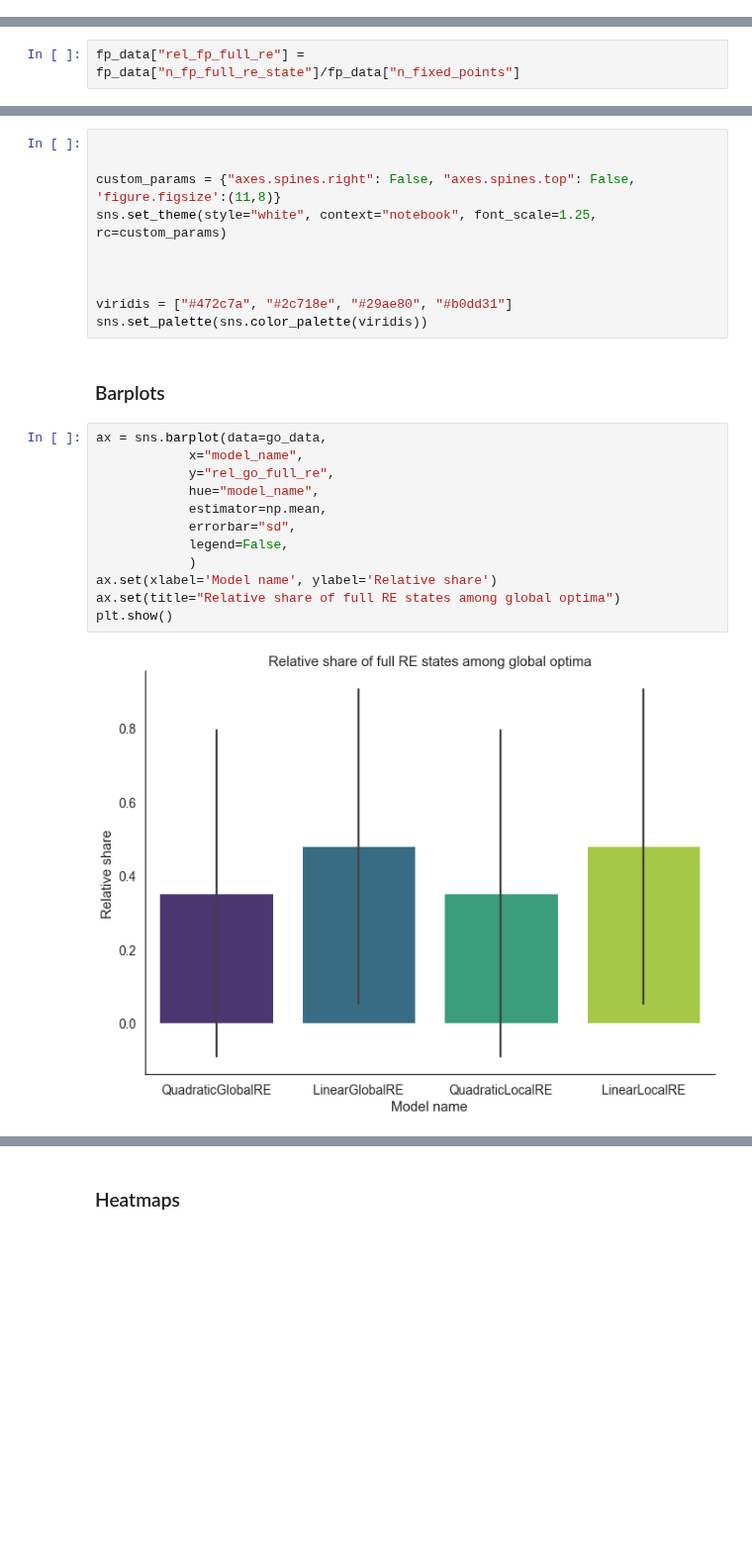
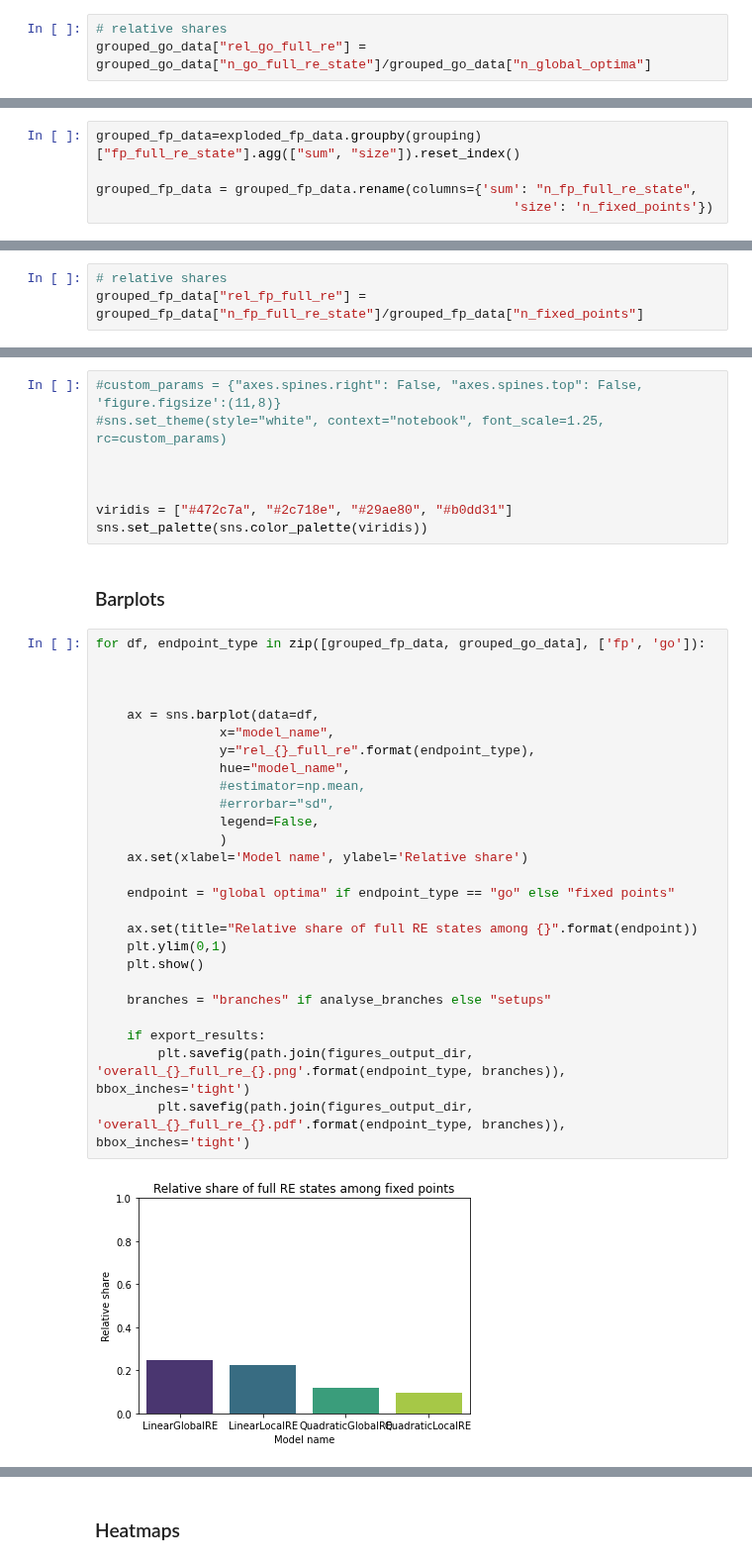
Before and after one commit to re-models/re-technical-report, a Jupyter notebook: notebooks/data_analysis_chapter_full_re_states.ipynb, the cells around one changed output, grey strips where cells are left out. Shown at 99% size. Drawn from its saved outputs; the diff is of its cells as text; blank space fills up the shorter version.

Commit message:
Updated full RE analysis

```diff
--- a/notebooks/data_analysis_chapter_full_re_states.ipynb
+++ b/notebooks/data_analysis_chapter_full_re_states.ipynb
@@ -138,0 +136,3 @@ go_data.groupby("model_name")["rel_go_full_re"].describe()
+# %%
+# relative shares
+grouped_go_data["rel_go_full_re"] = grouped_go_data["n_go_full_re_state"]/grouped_go_data["n_global_optima"]
@@ -179 +189,6 @@ else:
+# %%
+grouped_fp_data=exploded_fp_data.groupby(grouping)["fp_full_re_state"].agg(["sum", "size"]).reset_index()
+
+grouped_fp_data = grouped_fp_data.rename(columns={'sum': "n_fp_full_re_state",
+                                                      'size': 'n_fixed_points'})
 # %%
@@ -189,2 +210,3 @@ See the caveats in the documentation: https://pandas.pydata.org/pandas-docs/stab
 # %%
-fp_data["rel_fp_full_re"] = fp_data["n_fp_full_re_state"]/fp_data["n_fixed_points"]
+# relative shares
+grouped_fp_data["rel_fp_full_re"] = grouped_fp_data["n_fp_full_re_state"]/grouped_fp_data["n_fixed_points"]
@@ -233,10 +344,8 @@ See the caveats in the documentation: https://pandas.pydata.org/pandas-docs/stab
 import seaborn as sns
 import matplotlib.pyplot as plt
 # %%
-
-
-custom_params = {"axes.spines.right": False, "axes.spines.top": False, 'figure.figsize':(11,8)}
-sns.set_theme(style="white", context="notebook", font_scale=1.25, rc=custom_params)
+#custom_params = {"axes.spines.right": False, "axes.spines.top": False, 'figure.figsize':(11,8)}
+#sns.set_theme(style="white", context="notebook", font_scale=1.25, rc=custom_params)
 
 
 
@@ -245,16 +354,30 @@ sns.set_palette(sns.color_palette(viridis))
 # %% [markdown]
 ### Barplots
 # %%
-ax = sns.barplot(data=go_data,
-            x="model_name",
-            y="rel_go_full_re",
-            hue="model_name",
-            estimator=np.mean,
-            errorbar="sd",
-            legend=False,
-            )
-ax.set(xlabel='Model name', ylabel='Relative share')
-ax.set(title="Relative share of full RE states among global optima")
-plt.show()
+for df, endpoint_type in zip([grouped_fp_data, grouped_go_data], ['fp', 'go']):
+
+
+
+    ax = sns.barplot(data=df,
+                x="model_name",
+                y="rel_{}_full_re".format(endpoint_type),
+                hue="model_name",
+                #estimator=np.mean,
+                #errorbar="sd",
+                legend=False,
+                )
+    ax.set(xlabel='Model name', ylabel='Relative share')
+
+    endpoint = "global optima" if endpoint_type == "go" else "fixed points"
+
+    ax.set(title="Relative share of full RE states among {}".format(endpoint))
+    plt.ylim(0,1)
+    plt.show()
+
+    branches = "branches" if analyse_branches else "setups"
+
+    if export_results:
+        plt.savefig(path.join(figures_output_dir, 'overall_{}_full_re_{}.png'.format(endpoint_type, branches)), bbox_inches='tight')
+        plt.savefig(path.join(figures_output_dir, 'overall_{}_full_re_{}.pdf'.format(endpoint_type, branches)), bbox_inches='tight')
 # %% [output]
-[figure, old version]
+[figure, new version]
```
Also changed, not shown: parts of 41 cells of this notebook, 18 other files.
